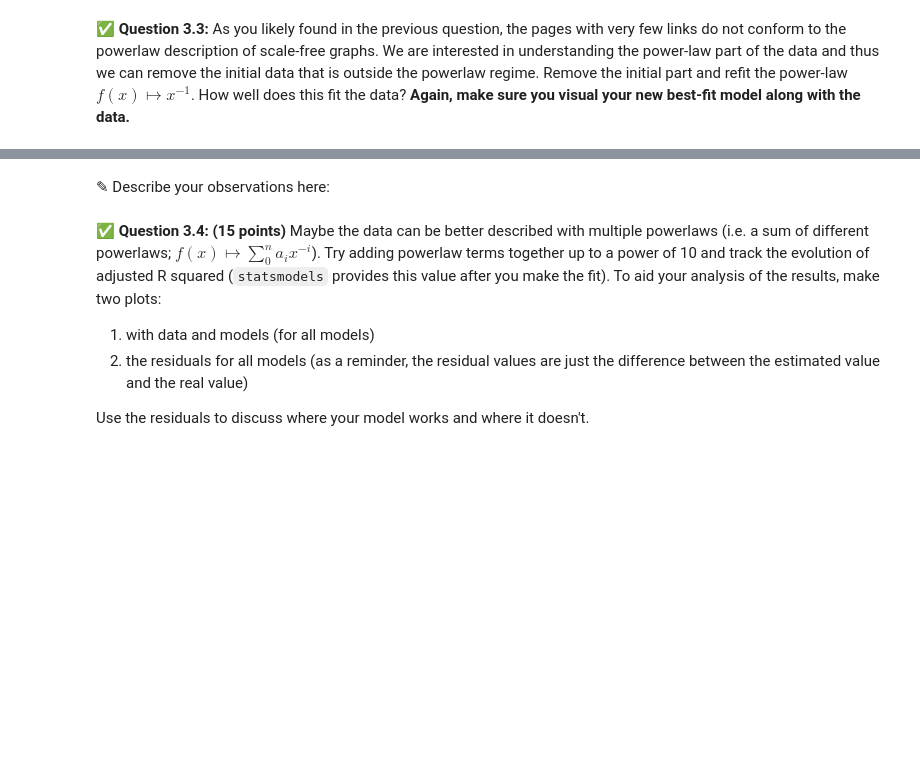
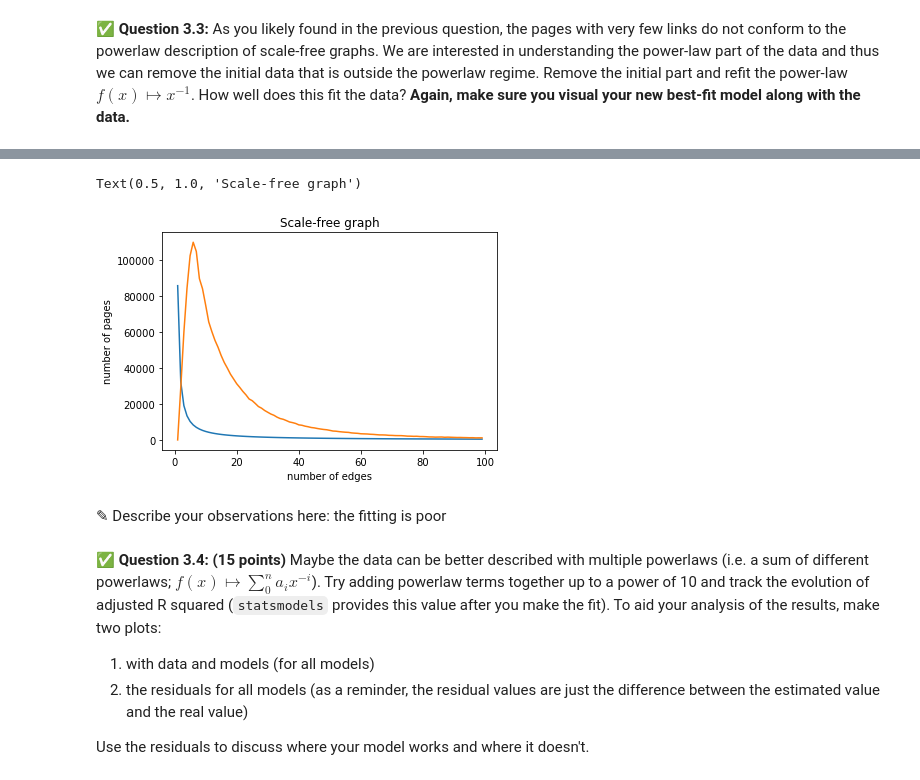
Before and after one commit to scottjaymsu/cmse202-s21-turnin, a Jupyter notebook: hw-04/HW-04_graph_regression-STUDENT.ipynb, the cells around one changed output, grey strips where cells are left out. Cells and saved outputs as stored; diff of their text form; code cells hidden in the pictures; blank space fills up the shorter version.

```diff
--- a/hw-04/HW-04_graph_regression-STUDENT.ipynb
+++ b/hw-04/HW-04_graph_regression-STUDENT.ipynb
@@ -332,0 +368,7 @@ import statsmodels as
+# %%
+# Put your code here
+new_x2 = 1/wiki['edges'] + 1/(wiki['edges']**2)
+
+model2 = sm.OLS(wiki['pages'], new_x2)
+results2 = model2.fit()
+results2.summary()
@@ -333,5 +395,14 @@ import statsmodels as
+# %%
+plt.plot(wiki['edges'],results2.fittedvalues)
+plt.plot(wiki['edges'],wiki['pages'])
+plt.xlabel('number of edges')
+plt.ylabel('number of pages')
+plt.title('Scale-free graph')
+# %% [output]
+Text(0.5, 1.0, 'Scale-free graph')
+[figure, added]
 # %% [markdown]
-<font size=+3>&#9998;</font> Describe your observations here:
+<font size=+3>&#9998;</font> Describe your observations here: the fitting is poor
 # %% [markdown]
 &#9989; **Question 3.4: (15 points)** Maybe the data can be better described with multiple powerlaws (i.e. a sum of different powerlaws; $f(x)\mapsto \sum_0^n a_i x^{-i}$). Try adding powerlaw terms together up to a power of 10 and track the evolution of adjusted R squared (`statsmodels` provides this value after you make the fit). To aid your analysis of the results, make two plots:
 1) with data and models (for all models)
```
Also changed, not shown: parts of 12 cells of this notebook.
